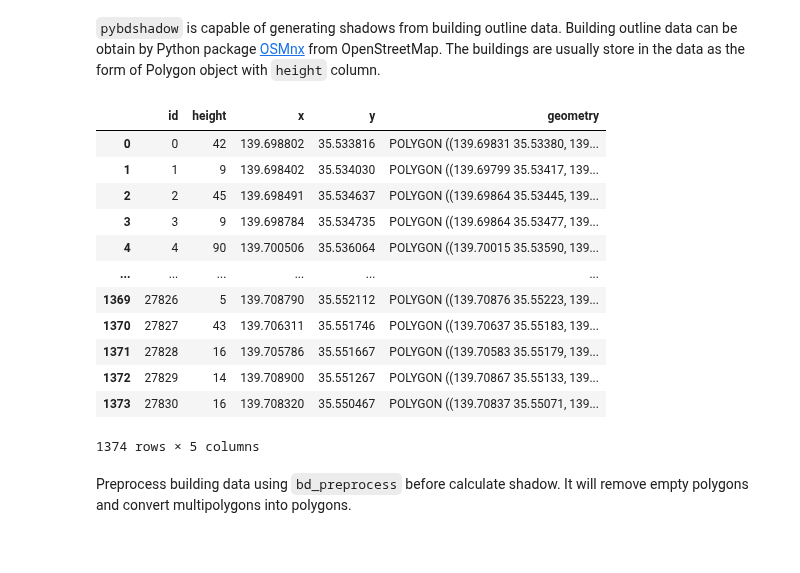
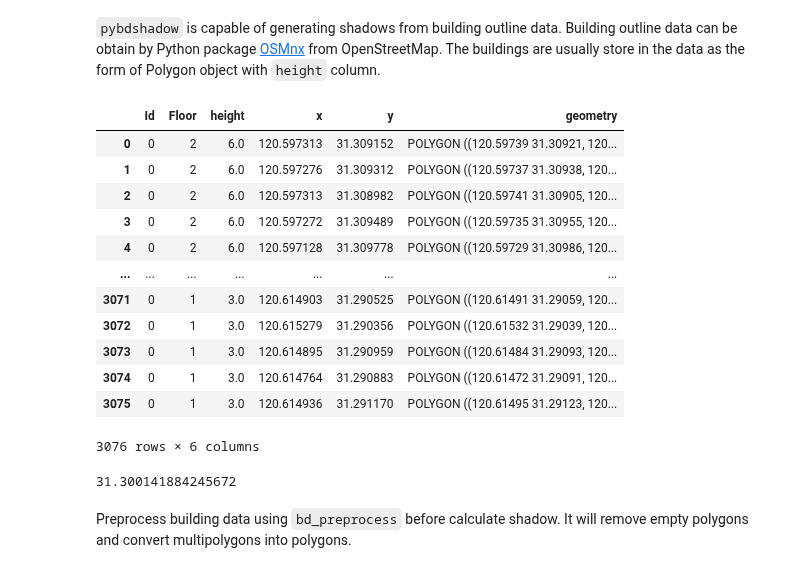
Before and after one commit to ni1o1/pybdshadow, a Jupyter notebook: example/example.ipynb, the cells around one changed output. Cells and saved outputs as stored; diff of their text form; code cells hidden in the pictures.

```diff
--- a/example/example.ipynb
+++ b/example/example.ipynb
@@ -9,24 +9,28 @@ The buildings are usually store in the data as the form of Polygon object with `
 # %%
 import pandas as pd
 import geopandas as gpd
 import pybdshadow
 #Read building data
-buildings = gpd.read_file(r'data/bd_demo.json')
+buildings = gpd.read_file(r'data/bd_demo_2.json')
 buildings
 # %% [output]
-|  | id | height | x | y | geometry |
-| 0 | 0 | 42 | 139.698802 | 35.533816 | POLYGON ((139.69831 35.53380, 139... |
-| 1 | 1 | 9 | 139.698402 | 35.534030 | POLYGON ((139.69799 35.53417, 139... |
-| 2 | 2 | 45 | 139.698491 | 35.534637 | POLYGON ((139.69864 35.53445, 139... |
-| 3 | 3 | 9 | 139.698784 | 35.534735 | POLYGON ((139.69864 35.53477, 139... |
-| 4 | 4 | 90 | 139.700506 | 35.536064 | POLYGON ((139.70015 35.53590, 139... |
-| ... | ... | ... | ... | ... | ... |
-| 1369 | 27826 | 5 | 139.708790 | 35.552112 | POLYGON ((139.70876 35.55223, 139... |
-| 1370 | 27827 | 43 | 139.706311 | 35.551746 | POLYGON ((139.70637 35.55183, 139... |
-| 1371 | 27828 | 16 | 139.705786 | 35.551667 | POLYGON ((139.70583 35.55179, 139... |
-| 1372 | 27829 | 14 | 139.708900 | 35.551267 | POLYGON ((139.70867 35.55133, 139... |
-| 1373 | 27830 | 16 | 139.708320 | 35.550467 | POLYGON ((139.70837 35.55071, 139... |
+|  | Id | Floor | height | x | y | geometry |
+| 0 | 0 | 2 | 6.0 | 120.597313 | 31.309152 | POLYGON ((120.59739 31.30921, 120... |
+| 1 | 0 | 2 | 6.0 | 120.597276 | 31.309312 | POLYGON ((120.59737 31.30938, 120... |
+| 2 | 0 | 2 | 6.0 | 120.597313 | 31.308982 | POLYGON ((120.59741 31.30905, 120... |
+| 3 | 0 | 2 | 6.0 | 120.597272 | 31.309489 | POLYGON ((120.59735 31.30955, 120... |
+| 4 | 0 | 2 | 6.0 | 120.597128 | 31.309778 | POLYGON ((120.59729 31.30986, 120... |
+| ... | ... | ... | ... | ... | ... | ... |
+| 3071 | 0 | 1 | 3.0 | 120.614903 | 31.290525 | POLYGON ((120.61491 31.29059, 120... |
+| 3072 | 0 | 1 | 3.0 | 120.615279 | 31.290356 | POLYGON ((120.61532 31.29039, 120... |
+| 3073 | 0 | 1 | 3.0 | 120.614895 | 31.290959 | POLYGON ((120.61484 31.29093, 120... |
+| 3074 | 0 | 1 | 3.0 | 120.614764 | 31.290883 | POLYGON ((120.61472 31.29091, 120... |
+| 3075 | 0 | 1 | 3.0 | 120.614936 | 31.291170 | POLYGON ((120.61495 31.29123, 120... |
-1374 rows × 5 columns
+3076 rows × 6 columns
+# %%
+buildings['y'].mean()
+# %% [output]
+31.300141884245672
 # %% [markdown]
 Preprocess building data using `bd_preprocess` before calculate shadow. It will remove empty polygons and convert multipolygons into polygons.
 # %%
```
Also changed, not shown: parts of 3 cells of this notebook, 5 other files.
